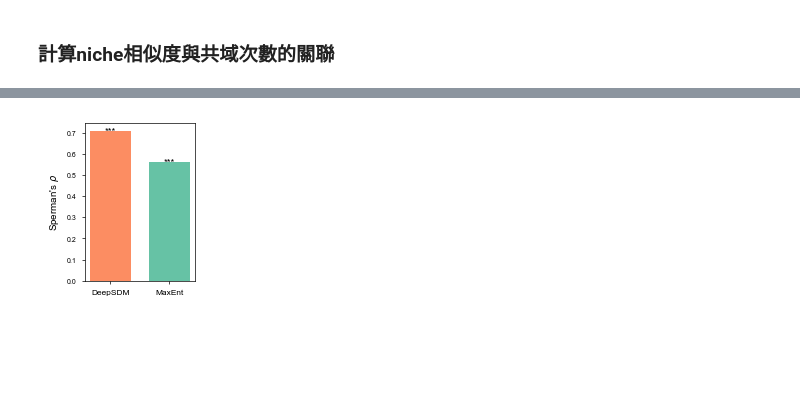
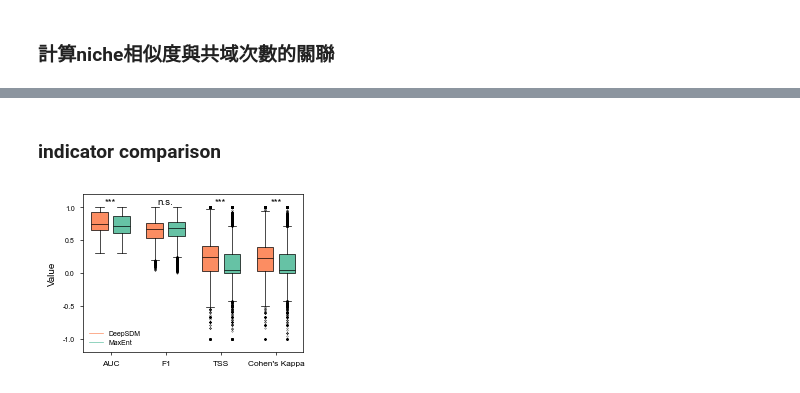
Before and after one commit to yuhinas/DeepSDM, a Jupyter notebook: Fig4_create_niche_raster.ipynb, the cells around one changed output, grey strips where cells are left out. Drawn from its saved outputs; the diff is of its cells as text; code cells hidden in the pictures; blank space fills up the shorter version.

Commit message:
Combine Fig4 to one file and unfollow Fig4_indicator_comparison

```diff
--- a/Fig4_create_niche_raster.ipynb
+++ b/Fig4_create_niche_raster.ipynb
@@ -564,3 +118,8 @@ for n_pc in range(len(env_list)):
+# %%
+pc_info, bin_info, extent_info = PU.set_pc_bin_extent_info(df_env_pca)
+# %%
+df_grid = PU.set_df_grid(df_env_pca, bin_info)
+feather.write_dataframe(df_grid, PU.df_grid_path)
 # %% [markdown]
 ### 各個預測圖沒有平均至總和為1
 - 如果有存下來可以直接讀取資訊
@@ -1391,16 +165,57 @@ Text(0.5, 1.0, 'MaxEnt (Cosine similarity)')
-# %%
-fig, ax = plt.subplots(figsize = mm2inch(40, 50), gridspec_kw = {'left': 0.25, 'right': 0.95,
-                                                               'bottom': 0.15, 'top': 0.95})
-ax.bar(['DeepSDM', 'MaxEnt'], [rho_cosine_deepsdm, rho_cosine_maxent], color = ['#fc8d62', '#66c2a5'], width = 0.7)
-ax.set_ylabel(rf"Sperman's $\rho$")
-# ax.spines['right'].set_visible(False)
-# ax.spines['top'].set_visible(False)
-ax.text(0, rho_cosine_deepsdm, get_significance_stars(p_cosine_deepsdm), ha = 'center', va = 'center', size = 7)
-ax.text(1, rho_cosine_maxent, get_significance_stars(p_cosine_maxent), ha = 'center', va = 'center', size = 7)
-
-ax.tick_params('x', labelsize = 6)
-path_out = os.path.join(plot_path_nichecomparison, 'rho_bar_cosine_similarity.pdf')
-plt.savefig(path_out, dpi = 500, transparent = True)
-plt.show()
-# %% [output]
-[figure, removed]
+# %% [markdown]
+### indicator comparison
+# %%
+indicator_merged = PU.merge_performance_indicator()
+# %%
+data_deepsdm, data_maxent, ticks, significance_stars, n, t_stats, p_values = get_performance_stats(indicator_merged)
+# %%
+color_deepsdm = '#fc8d62'
+color_maxent = '#66c2a5'
+
+# 定義箱型圖顏色設置函數
+def set_box_color(bp, fill_color):
+    for patch in bp['boxes']:
+        patch.set_edgecolor('black')
+        patch.set_facecolor(fill_color)
+    for whisker in bp['whiskers']:
+        whisker.set_color('black')
+    for cap in bp['caps']:
+        cap.set_color('black')
+    for median in bp['medians']:
+        median.set_color('black')
+
+positions_deepsdm = np.array(range(len(data_deepsdm))) * 2.0 - 0.4
+positions_maxent = np.array(range(len(data_maxent))) * 2.0 + 0.4
+
+fig, ax = plt.subplots(figsize=mm2inch(70, 50), gridspec_kw = {'left': 0.15, 'right': 0.95,
+                                                               'bottom': 0.15, 'top': 0.95})
+
+bpl = ax.boxplot(data_deepsdm, positions=positions_deepsdm, sym='.', widths=0.6, patch_artist=True)
+bpr = ax.boxplot(data_maxent, positions=positions_maxent, sym='.', widths=0.6, patch_artist=True)
+
+set_box_color(bpl, color_deepsdm)
+set_box_color(bpr, color_maxent)
+
+for i, star in enumerate(significance_stars):
+    x_pos = (positions_deepsdm[i] + positions_maxent[i]) / 2
+    y_max = max(np.max(data_deepsdm[i]), np.max(data_maxent[i]))
+    ax.text(x_pos, y_max + 0.02, star, ha='center', va='bottom', fontsize=7, color='black')
+
+ax.plot([], c = color_deepsdm, label = 'DeepSDM')
+ax.plot([], c = color_maxent, label = 'MaxEnt')
+ax.legend(loc = 'lower left')
+ax.set_xticks(range(0, len(ticks) * 2, 2))
+ax.set_xticklabels(ticks, fontsize = 6)
+ax.set_xlim(-1, len(ticks) * 2 - 1)
+ax.set_ylabel('Value')
+ax.set_ylim(-1.2, 1.2)
+ax.set_yticks(np.arange(-1, 1.1, 0.5))
+ax.set_yticklabels(np.arange(-1, 1.1, 0.5))
+ax.grid(False)
+
+plot_output = os.path.join(PU.plot_path_nichespace, 'indicator_boxplot_constantthreshold.pdf')
+# plt.savefig(plot_output, dpi = 500, transparent = True)
+
+plt.show()
+# %% [output]
+[figure, added]
```
Also changed, not shown: parts of 78 cells of this notebook, 1 other file.
